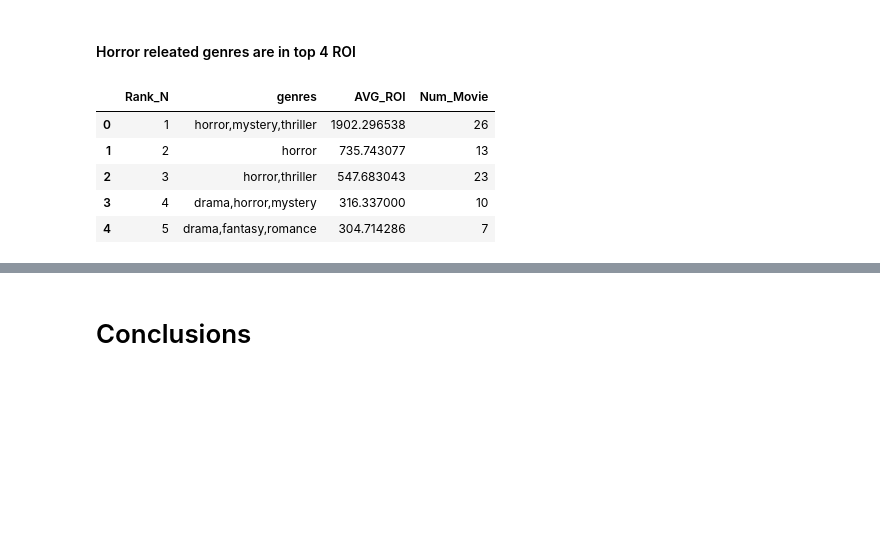
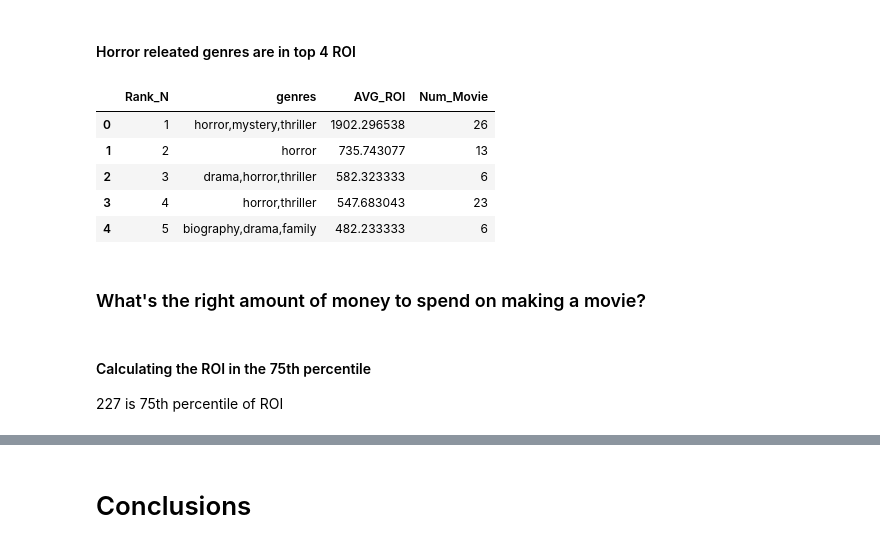
Before and after one commit to kkprim/Linear-Regression-Movie-ROI, a Jupyter notebook: master.ipynb, the cells around one changed output, grey strips where cells are left out. Cells and saved outputs as stored; diff of their text form; code cells hidden in the pictures; blank space fills up the shorter version.

```diff
--- a/master.ipynb
+++ b/master.ipynb
@@ -678,34 +677,39 @@ pd.read_sql(
     """
    WITH gen_roi_num AS
    (
     SELECT
         genres,
         AVG(percentage_ROI_gross_budget) AS AVG_ROI,
         COUNT(*) AS Num_Movie
     FROM master_1
     GROUP BY genres
     ORDER BY AVG_ROI DESC
     )
 
     SELECT
         DENSE_RANK() OVER(ORDER BY AVG_ROI DESC) AS Rank_N,
         genres,
         AVG_ROI,
         Num_Movie
 
 
     FROM gen_roi_num
-    WHERE Num_Movie > 6
+    WHERE Num_Movie >= 6
     ORDER BY AVG_ROI DESC
     LIMIT 5
     ;
     """
 , conn5
 )
 # %% [output]
 |  | Rank_N | genres | AVG_ROI | Num_Movie |
 | 0 | 1 | horror,mystery,thriller | 1902.296538 | 26 |
 | 1 | 2 | horror | 735.743077 | 13 |
-| 2 | 3 | horror,thriller | 547.683043 | 23 |
-| 3 | 4 | drama,horror,mystery | 316.337000 | 10 |
-| 4 | 5 | drama,fantasy,romance | 304.714286 | 7 |
+| 2 | 3 | drama,horror,thriller | 582.323333 | 6 |
+| 3 | 4 | horror,thriller | 547.683043 | 23 |
+| 4 | 5 | biography,drama,family | 482.233333 | 6 |
+# %% [markdown]
+### What's the right amount of money to spend on making a movie?
+# %% [markdown]
+#### Calculating the ROI in the 75th percentile
+227 is 75th percentile of ROI
```
Also changed, not shown: parts of 9 cells of this notebook.
